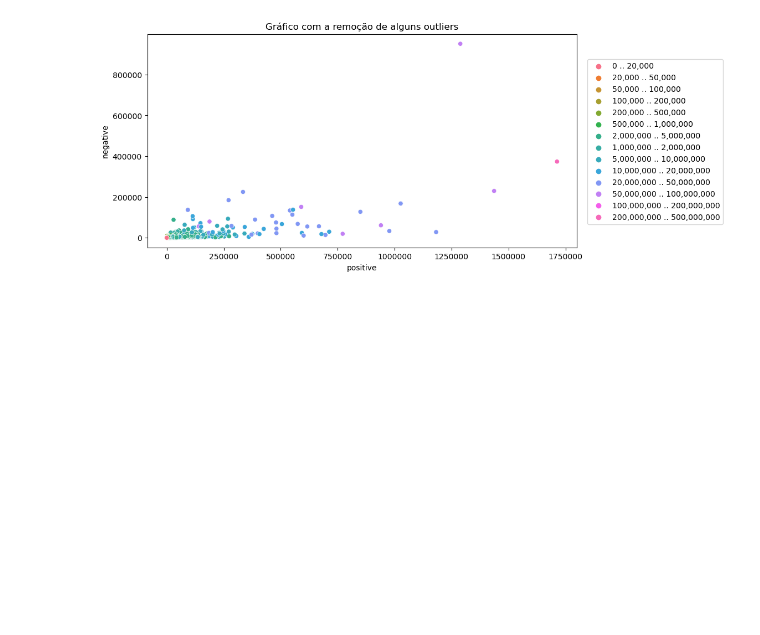
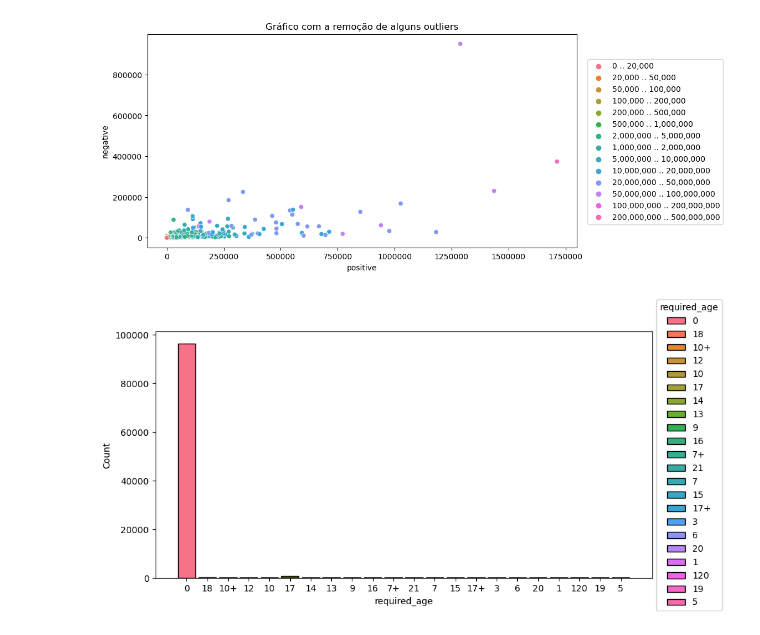
Before and after one commit to Leonidas-Vitor/AT_Projeto_Bloco_Steam, a Jupyter notebook: Jupyters/DataInspection.ipynb, the cells around one changed output. Cells and saved outputs as stored; diff of their text form; code cells hidden in the pictures; blank space fills up the shorter version.

```diff
--- a/Jupyters/DataInspection.ipynb
+++ b/Jupyters/DataInspection.ipynb
@@ -394,3 +396,13 @@ ax.legend(loc='upper right', bbox_to_anchor=(1.35, 0.9), ncol=1)
 plt.show()
 # %% [output]
 [figure]
+# %%
+fig, ax = plt.subplots(figsize=(10,5))
+sb.histplot(df_steam,x=df_steam['required_age'], hue=df_steam['required_age'],ax=ax, alpha=1.0,shrink=0.85,legend=True)
+#ax.legend(loc='upper right', bbox_to_anchor=(1.35, 0.9), ncol=1)
+legend = ax.get_legend()
+legend.set_bbox_to_anchor((1.15, 0.5))
+legend.set_loc('center right')
+plt.show()
+# %% [output]
+[figure, added]
```
Also changed, not shown: parts of 1 cell of this notebook, 7 other files.
